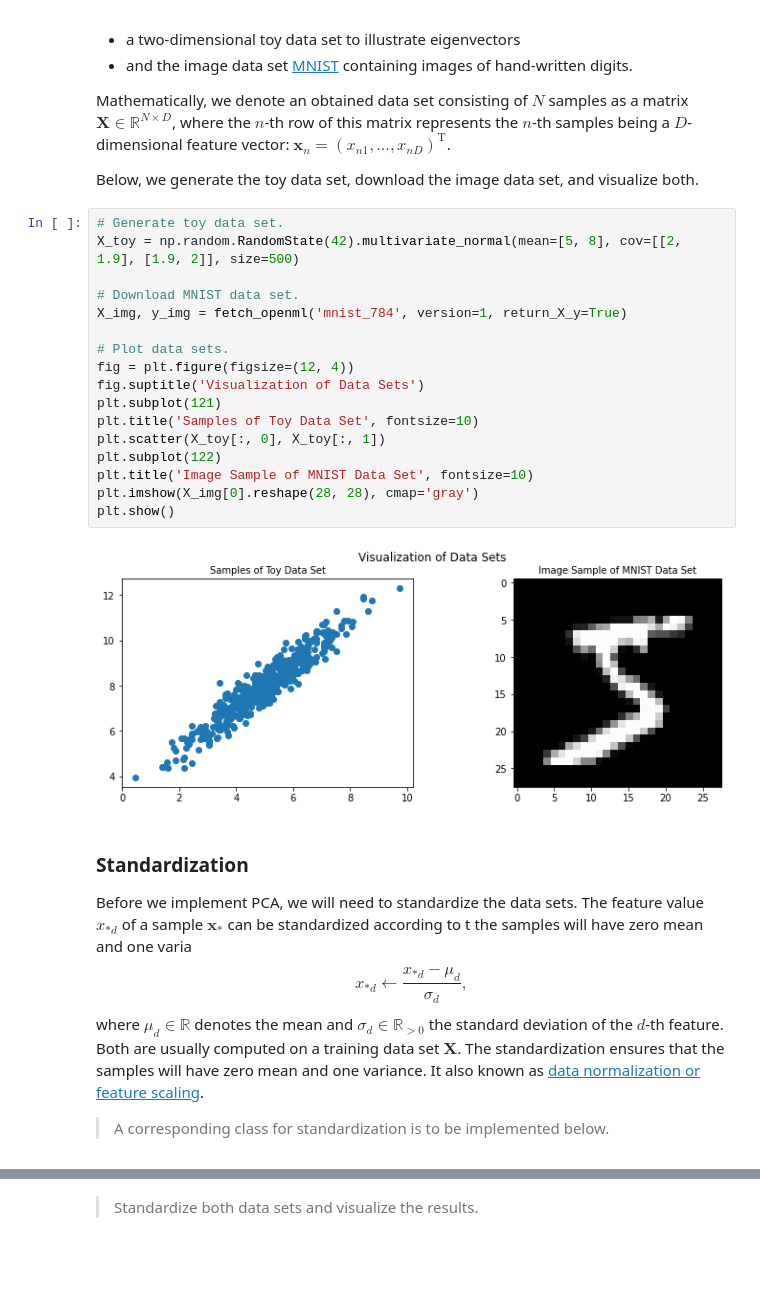
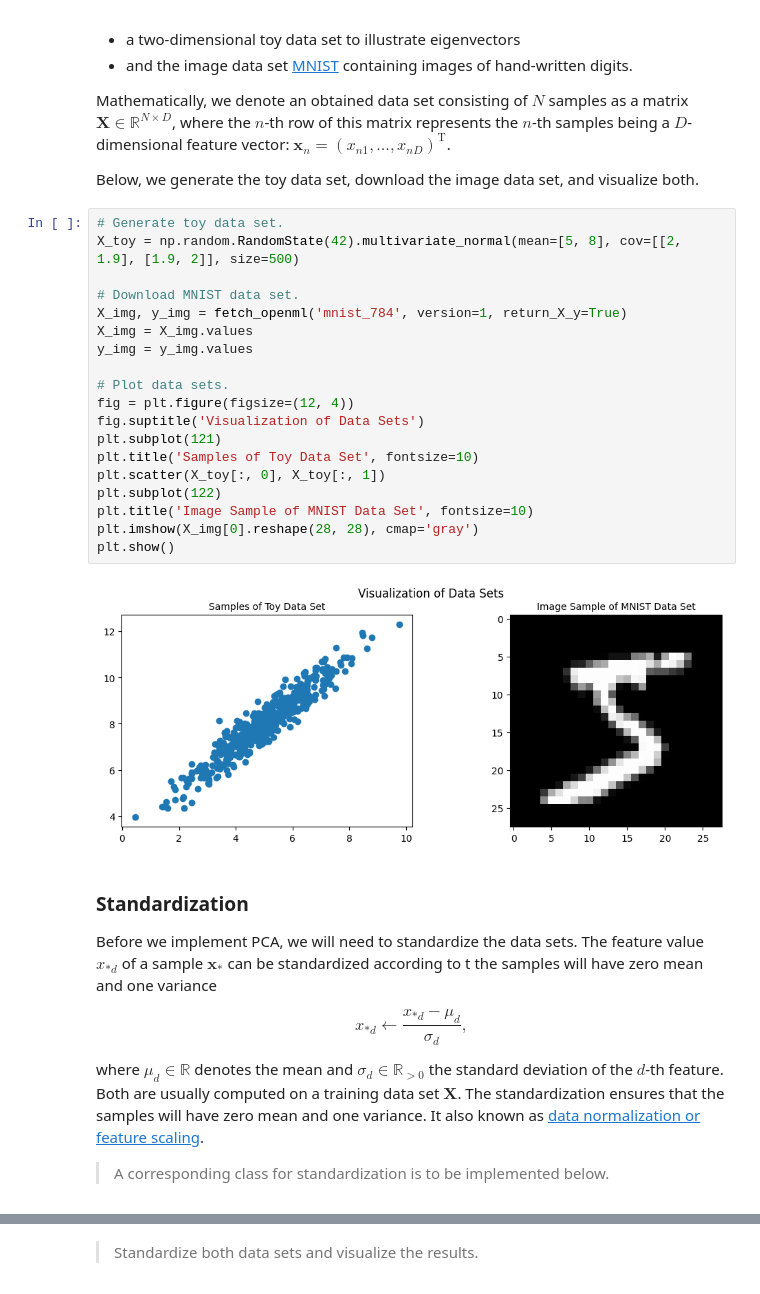
Before and after one commit to KlaraGtknst/PatRec2_SoSe24, a Jupyter notebook: 09_PCA.ipynb, the cells around one changed output, grey strips where cells are left out. Drawn from its saved outputs; the diff is of its cells as text; blank space fills up the shorter version.

```diff
--- a/09_PCA.ipynb
+++ b/09_PCA.ipynb
@@ -21,29 +21,34 @@ Below, we generate the toy data set, download the image data set, and visualize
 # %%
 # Generate toy data set.
 X_toy = np.random.RandomState(42).multivariate_normal(mean=[5, 8], cov=[[2, 1.9], [1.9, 2]], size=500)
 
 # Download MNIST data set.
 X_img, y_img = fetch_openml('mnist_784', version=1, return_X_y=True)
+X_img = X_img.values
+y_img = y_img.values
 
 # Plot data sets.
 fig = plt.figure(figsize=(12, 4))
 fig.suptitle('Visualization of Data Sets')
 plt.subplot(121)
 plt.title('Samples of Toy Data Set', fontsize=10)
 plt.scatter(X_toy[:, 0], X_toy[:, 1])
 plt.subplot(122)
 plt.title('Image Sample of MNIST Data Set', fontsize=10)
 plt.imshow(X_img[0].reshape(28, 28), cmap='gray')
 plt.show()
 # %% [output]
-[figure, old version]
+[figure, new version]
 # %% [markdown]
 ### **Standardization** <a class="anchor" id="standardization"></a>
 
 Before we implement PCA, we will need to standardize the data sets. The feature value $x_{*d}$ of a sample $\mathbf{x}_*$ can be standardized according to
-t the samples will have zero mean and one varia\begin{equation}
+t the samples will have zero mean and one variance
+
+\begin{equation}
     x_{*d} \leftarrow \frac{x_{*d} - \mu_d}{\sigma_d},
 \end{equation}
+
 where $\mu_d \in \mathbb{R}$ denotes the mean and $\sigma_d \in \mathbb{R}_{>0}$ the standard deviation of the $d$-th feature. Both are usually computed on a training data set $\mathbf{X}$.
 The standardization ensures that the samples will have zero mean and one variance. It also known as
 [data normalization or feature scaling](https://en.wikipedia.org/wiki/Feature_scaling).
```
Also changed, not shown: parts of 5 cells of this notebook.
